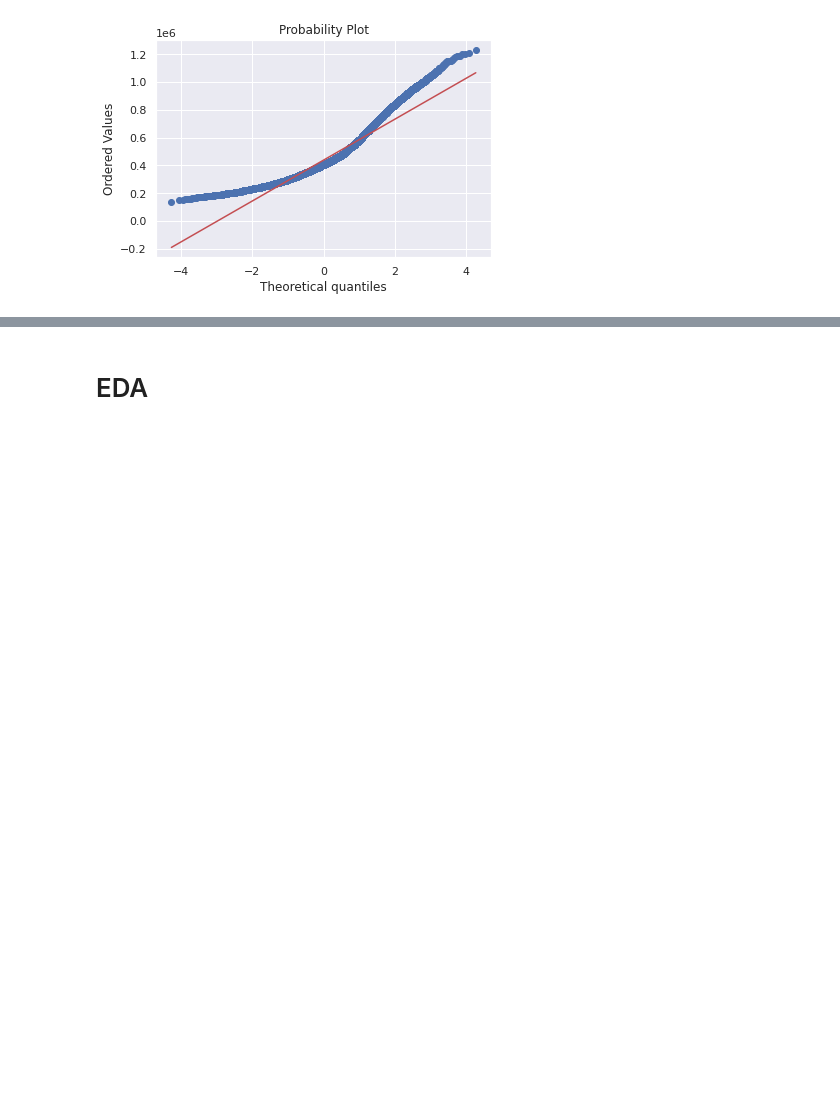
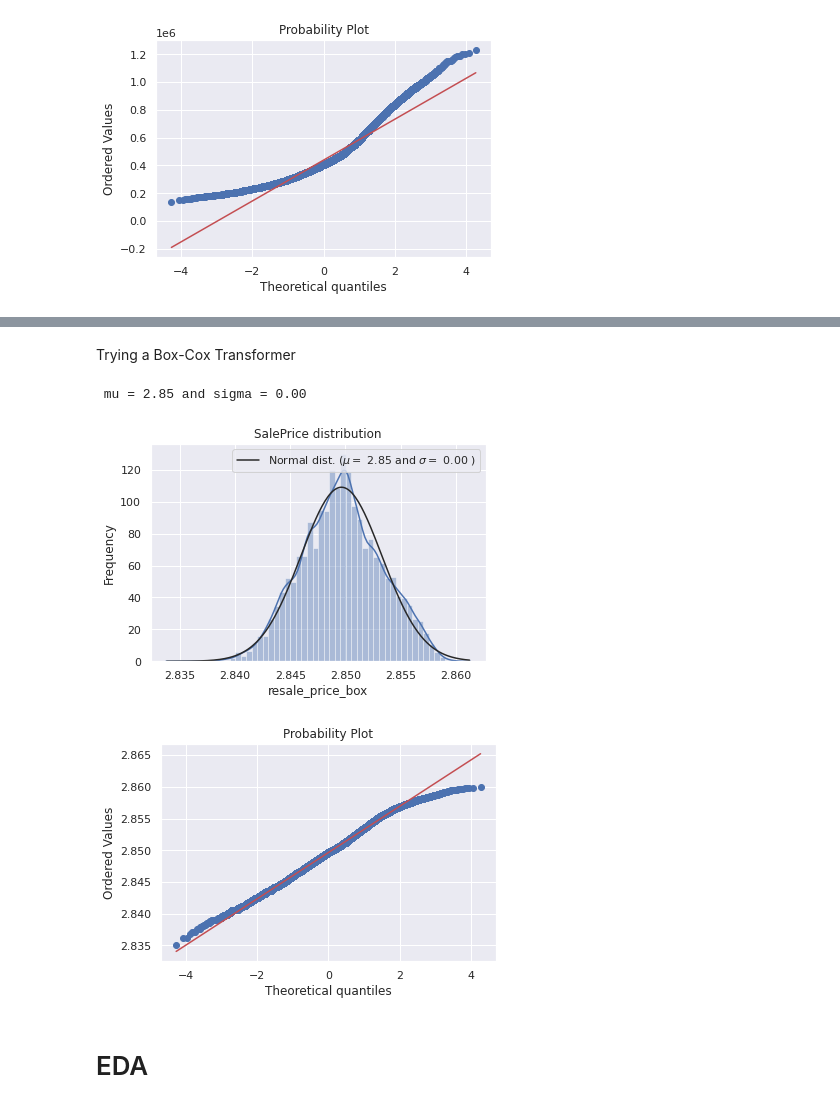
Before and after one commit to nicslevelcode/nicslevelAI, a Jupyter notebook: HDB_Resale_Prices.ipynb, the cells around one changed output, grey strips where cells are left out. Saved outputs shown, nothing was run; the diff lists cells and outputs as text; code cells hidden in the pictures; blank space fills up the shorter version.

```diff
--- a/HDB_Resale_Prices.ipynb
+++ b/HDB_Resale_Prices.ipynb
@@ -120,4 +161,26 @@ plt.show()
 [figure]
+# %% [markdown]
+Trying a Box-Cox Transformer
+# %%
+output_var_name_box = 'resale_price_box'
+train[output_var_name_box] = stats.boxcox(train[output_var_name])[0]
+sns.distplot(train[output_var_name_box] , fit=norm);
+
+(mu, sigma) = norm.fit(train[output_var_name_box])
+print( '\n mu = {:.2f} and sigma = {:.2f}\n'.format(mu, sigma))
+
+plt.legend(['Normal dist. ($\mu=$ {:.2f} and $\sigma=$ {:.2f} )'.format(mu, sigma)],
+            loc='best')
+plt.ylabel('Frequency')
+plt.title('SalePrice distribution')
+
+fig = plt.figure()
+res = stats.probplot(train[output_var_name_box], plot=plt)
+plt.show()
+# %% [output]
+ mu = 2.85 and sigma = 0.00
+[figure, added]
+[figure, added]
 # %% [markdown]
 # EDA
 # %%
```
Also changed, not shown: parts of 208 cells of this notebook.
